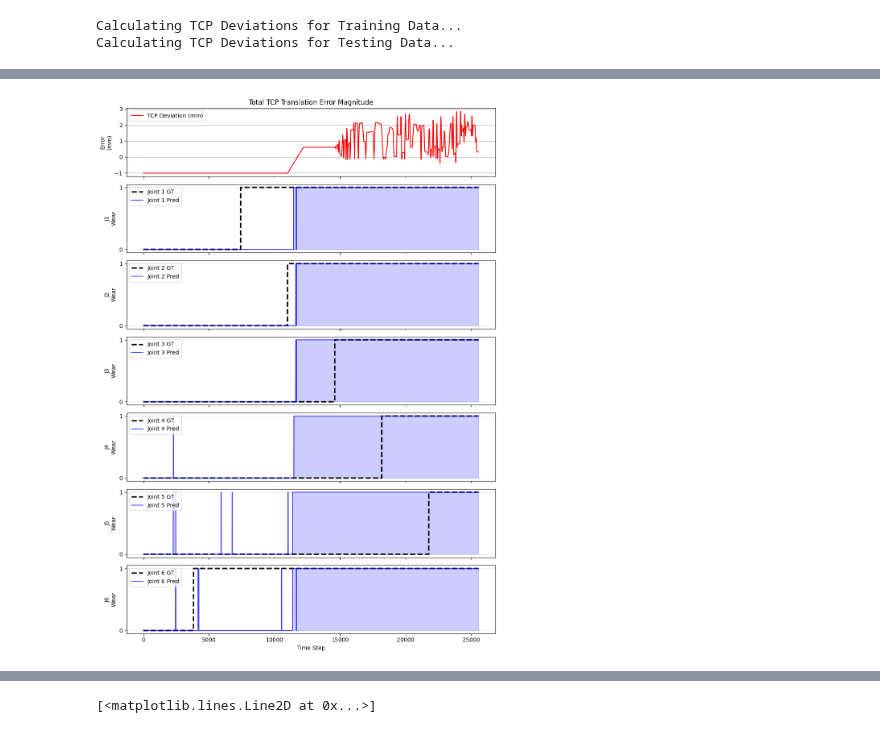
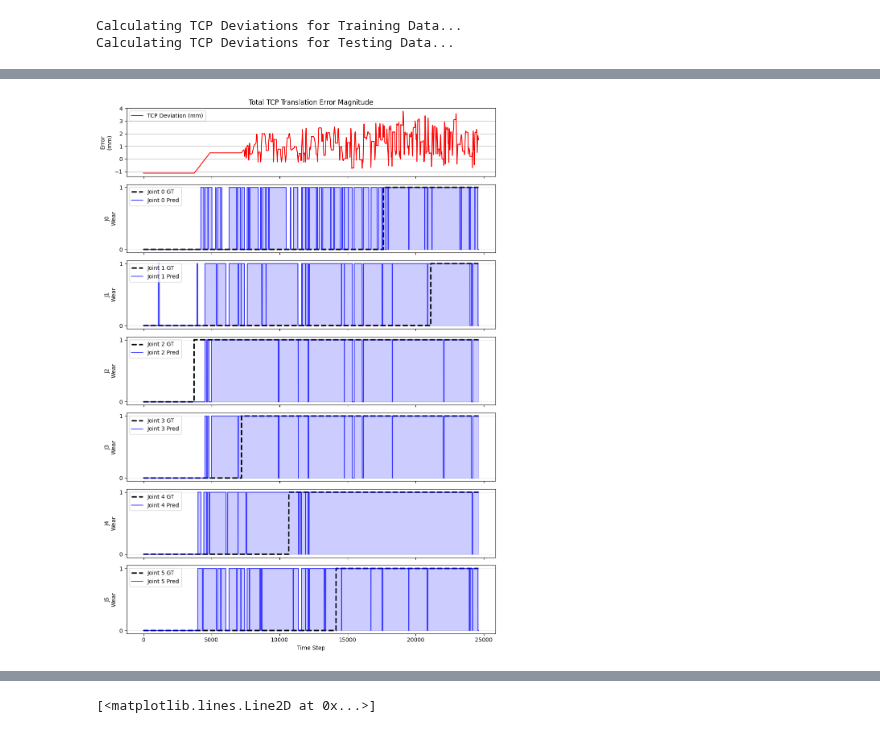
Before and after one commit to ChristianPorsmose/UR3eDTCourse, a Jupyter notebook: DTsolution/models/wear_localization/model_training.ipynb, the cells around one changed output, grey strips where cells are left out. Cells and saved outputs as stored; diff of their text form; code cells hidden in the pictures.

```diff
--- a/DTsolution/models/wear_localization/model_training.ipynb
+++ b/DTsolution/models/wear_localization/model_training.ipynb
@@ -521,7 +515,7 @@ import torch
 import numpy as np
 import matplotlib.pyplot as plt
 
-illustration_df = test_dfs_scaled[5]
+illustration_df = test_dfs_scaled[2]
 
 # 1. Prepare tensor data
 seq_length = 100
@@ -558,7 +552,7 @@ tcp_error_mm = illustration_df["tcp_deviation_mm"].to_numpy()[seq_length-1:]
 
 joint_worn = np.zeros((len(illustration_df) - seq_length + 1, 6))
 for i in range(6):
-    joint_worn[:, i] = illustration_df[f"joint_{i+1}_worn"].to_numpy()[seq_length-1:]
+    joint_worn[:, i] = illustration_df[f"joint_{i}_worn"].to_numpy()[seq_length-1:]
 
 # --- Plotting ---
 N = model_output_rounded.shape[0]
@@ -569,37 +563,37 @@ fig, axes = plt.subplots(7, 1, figsize=(10, 14), sharex=True)
 
 # Subplot 0: Total TCP Error
 axes[0].plot(tcp_error_mm, label="TCP Deviation (mm)", color="red")
 axes[0].set_title("Total TCP Translation Error Magnitude")
 axes[0].set_ylabel("Error\n(mm)")
 axes[0].grid(axis="y")
 axes[0].legend(loc="upper left")
 
 # Subplots 1-6: Joint Wear Predictions vs Ground Truth
 for i in range(6):
     ax = axes[i + 1]
 
     # Plot Ground Truth
-    ax.plot(joint_worn[:, i], label=f"Joint {i+1} GT", color="black", linestyle="--", linewidth=2.5)
+    ax.plot(joint_worn[:, i], label=f"Joint {i} GT", color="black", linestyle="--", linewidth=2.5)
 
     # Plot Prediction
-    ax.plot(model_output_rounded[:, i], label=f"Joint {i+1} Pred", color="blue", linewidth=1.5, alpha=0.7)
+    ax.plot(model_output_rounded[:, i], label=f"Joint {i} Pred", color="blue", linewidth=1.5, alpha=0.7)
 
     # Plot Translucent Blue Fill under prediction graph
     ax.fill_between(x_values, 0, model_output_rounded[:, i],
                         color="blue", alpha=0.2)
 
-    ax.set_ylabel(f"J{i+1}\nWear")
+    ax.set_ylabel(f"J{i}\nWear")
     ax.set_yticks([0, 1])
     ax.grid(axis="y", alpha=0.3)
     ax.legend(loc="upper left")
 
 # Set x-label only on the bottom plot
 axes[-1].set_xlabel("Time Step")
 
 plt.tight_layout()
 plt.show()
 # %% [output]
-[figure, old version]
+[figure, new version]
 # %%
 # Save the trained model
 torch.save(model.state_dict(), "wear_localization_model_TCP_Deviation_XYZ.pth")
```
Also changed, not shown: parts of 7 cells of this notebook, 4 other files.
